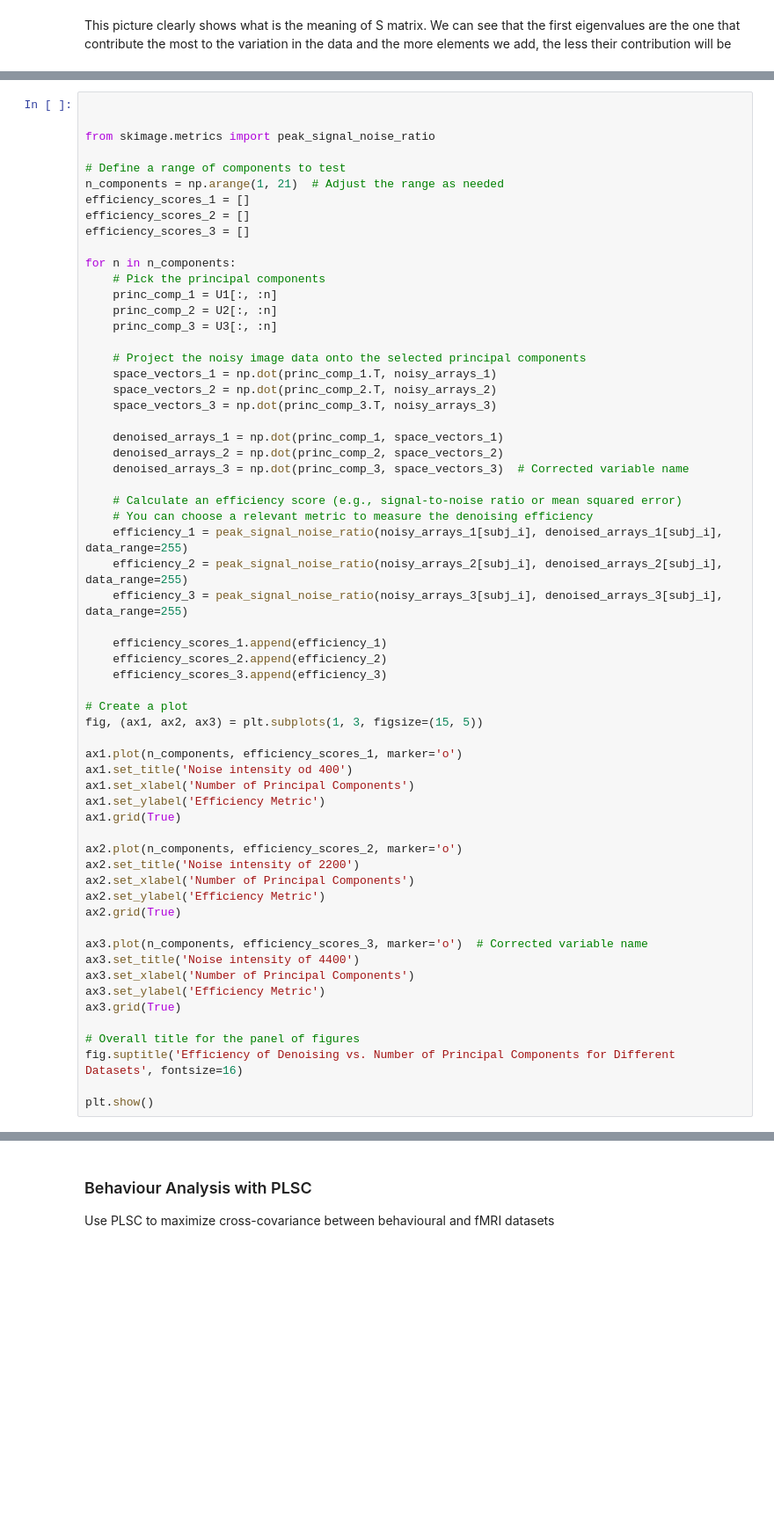
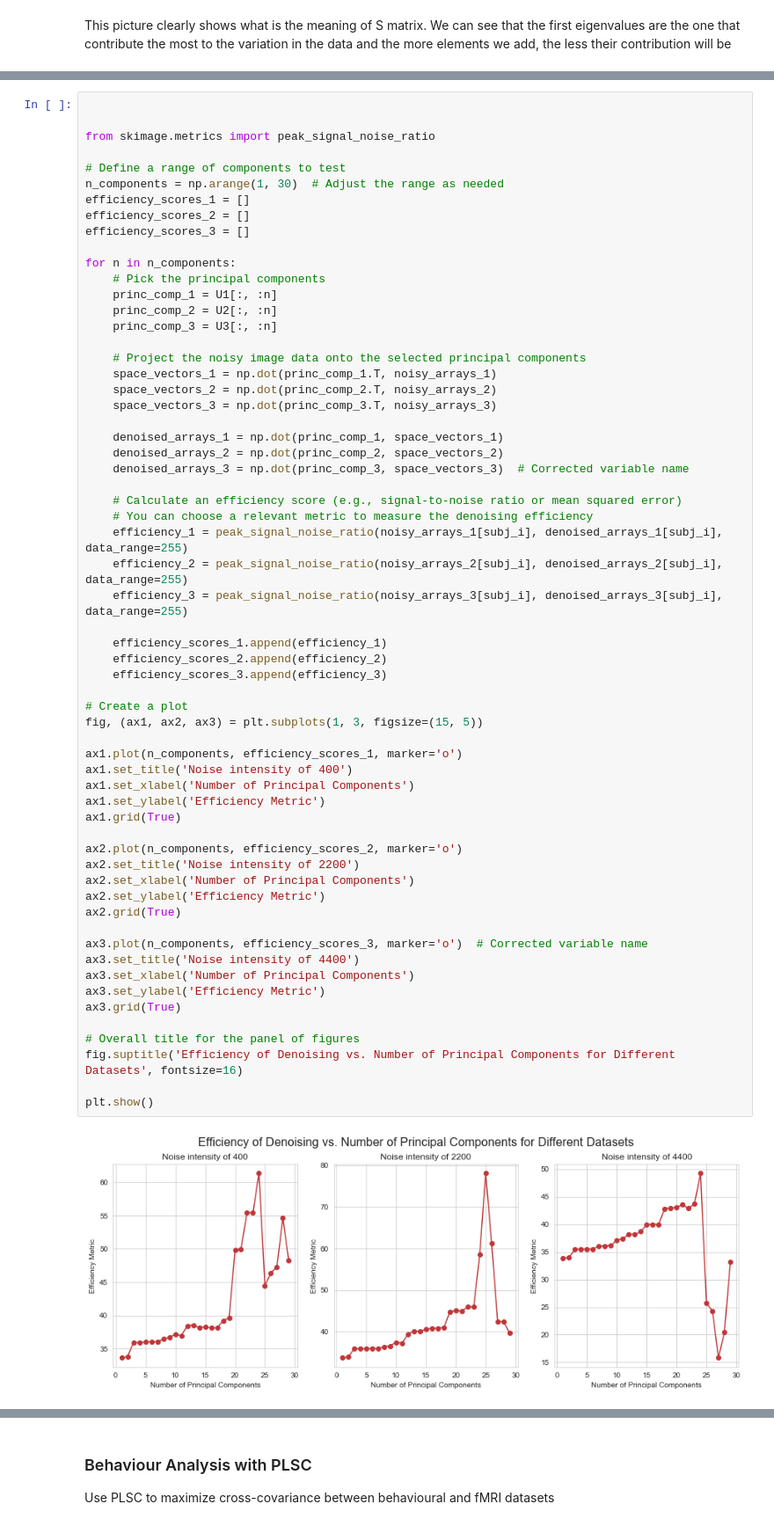
Before and after one commit to ludekcizinsky/fMRI-dimensionality-reduction, a Jupyter notebook: run.ipynb, the cells around one changed output, grey strips where cells are left out. Shown at 88% size. Saved outputs shown, nothing was run; the diff lists cells and outputs as text; blank space fills up the shorter version.

Commit message:
comments on nb of princ components and higher range

```diff
--- a/run.ipynb
+++ b/run.ipynb
@@ -481,7 +502,7 @@ for n in n_components:
 from skimage.metrics import peak_signal_noise_ratio
 
 # Define a range of components to test
-n_components = np.arange(1, 21)  # Adjust the range as needed
+n_components = np.arange(1, 30)  # Adjust the range as needed
 efficiency_scores_1 = []
 efficiency_scores_2 = []
 efficiency_scores_3 = []
@@ -508,31 +529,33 @@ for n in n_components:
     efficiency_3 = peak_signal_noise_ratio(noisy_arrays_3[subj_i], denoised_arrays_3[subj_i], data_range=255)
 
     efficiency_scores_1.append(efficiency_1)
     efficiency_scores_2.append(efficiency_2)
     efficiency_scores_3.append(efficiency_3)
 
 # Create a plot
 fig, (ax1, ax2, ax3) = plt.subplots(1, 3, figsize=(15, 5))
 
 ax1.plot(n_components, efficiency_scores_1, marker='o')
-ax1.set_title('Noise intensity od 400')
+ax1.set_title('Noise intensity of 400')
 ax1.set_xlabel('Number of Principal Components')
 ax1.set_ylabel('Efficiency Metric')
 ax1.grid(True)
 
 ax2.plot(n_components, efficiency_scores_2, marker='o')
 ax2.set_title('Noise intensity of 2200')
 ax2.set_xlabel('Number of Principal Components')
 ax2.set_ylabel('Efficiency Metric')
 ax2.grid(True)
 
 ax3.plot(n_components, efficiency_scores_3, marker='o')  # Corrected variable name
 ax3.set_title('Noise intensity of 4400')
 ax3.set_xlabel('Number of Principal Components')
 ax3.set_ylabel('Efficiency Metric')
 ax3.grid(True)
 
 # Overall title for the panel of figures
 fig.suptitle('Efficiency of Denoising vs. Number of Principal Components for Different Datasets', fontsize=16)
 
 plt.show()
+# %% [output]
+[figure, added]
```
Also changed, not shown: parts of 7 cells of this notebook.
